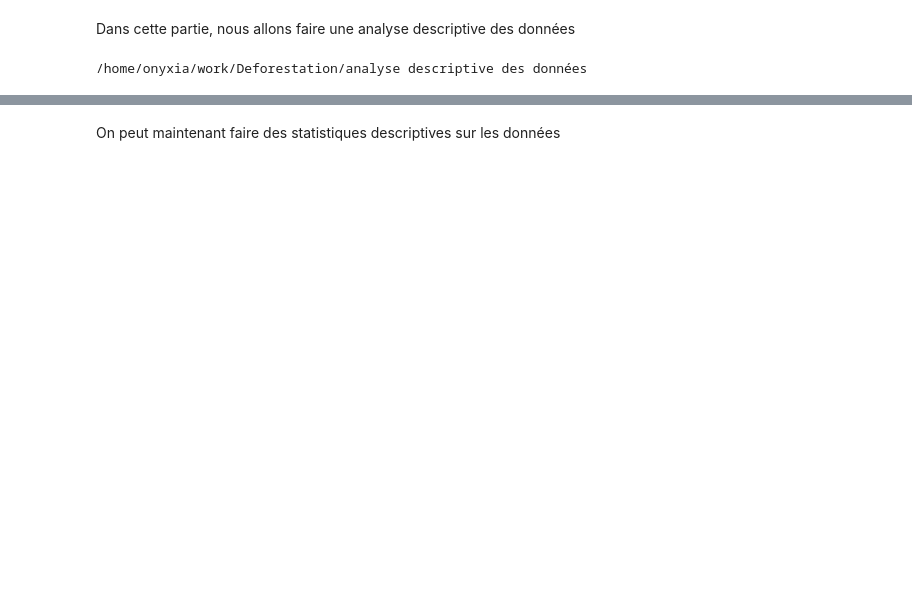
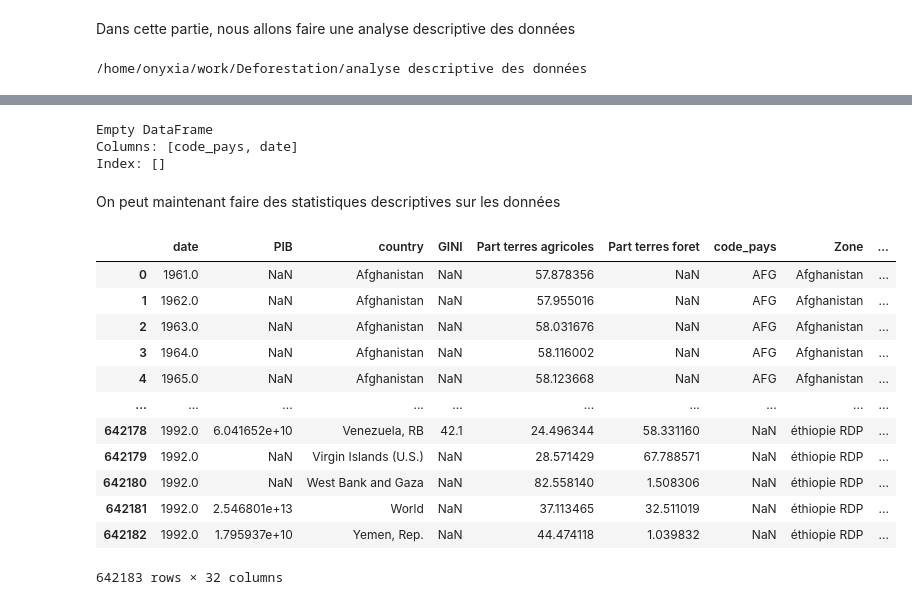
Before and after one commit to marine-huchet/Deforestation, a Jupyter notebook: analyse descriptive des données/analyse descriptive.ipynb, the cells around one changed output, grey strips where cells are left out. Saved outputs shown, nothing was run; the diff lists cells and outputs as text; code cells hidden in the pictures; blank space fills up the shorter version.

```diff
--- a/analyse descriptive des données/analyse descriptive.ipynb
+++ b/analyse descriptive des données/analyse descriptive.ipynb
@@ -37,2 +37,27 @@ data
+# %%
+print(data.loc[data["country"]=="Monde",["code_pays","date"]])
+# %% [output]
+Empty DataFrame
+Columns: [code_pays, date]
+Index: []
 # %% [markdown]
 On peut maintenant faire des statistiques descriptives sur les données
+# %%
+# création de la variable du total de production de bois
+
+data['Total_Production'] = data.filter(like='Production').sum(axis=1)
+data
+# %% [output]
+|  | date | PIB | country | GINI | Part terres agricoles | Part terres foret | code_pays | Zone | ... |
+| 0 | 1961.0 | NaN | Afghanistan | NaN | 57.878356 | NaN | AFG | Afghanistan | ... |
+| 1 | 1962.0 | NaN | Afghanistan | NaN | 57.955016 | NaN | AFG | Afghanistan | ... |
+| 2 | 1963.0 | NaN | Afghanistan | NaN | 58.031676 | NaN | AFG | Afghanistan | ... |
+| 3 | 1964.0 | NaN | Afghanistan | NaN | 58.116002 | NaN | AFG | Afghanistan | ... |
+| 4 | 1965.0 | NaN | Afghanistan | NaN | 58.123668 | NaN | AFG | Afghanistan | ... |
+| ... | ... | ... | ... | ... | ... | ... | ... | ... | ... |
+| 642178 | 1992.0 | 6.041652e+10 | Venezuela, RB | 42.1 | 24.496344 | 58.331160 | NaN | éthiopie RDP | ... |
+| 642179 | 1992.0 | NaN | Virgin Islands (U.S.) | NaN | 28.571429 | 67.788571 | NaN | éthiopie RDP | ... |
+| 642180 | 1992.0 | NaN | West Bank and Gaza | NaN | 82.558140 | 1.508306 | NaN | éthiopie RDP | ... |
+| 642181 | 1992.0 | 2.546801e+13 | World | NaN | 37.113465 | 32.511019 | NaN | éthiopie RDP | ... |
+| 642182 | 1992.0 | 1.795937e+10 | Yemen, Rep. | NaN | 44.474118 | 1.039832 | NaN | éthiopie RDP | ... |
+642183 rows × 32 columns
```
Also changed, not shown: parts of 1 cell of this notebook, 2 other files.
